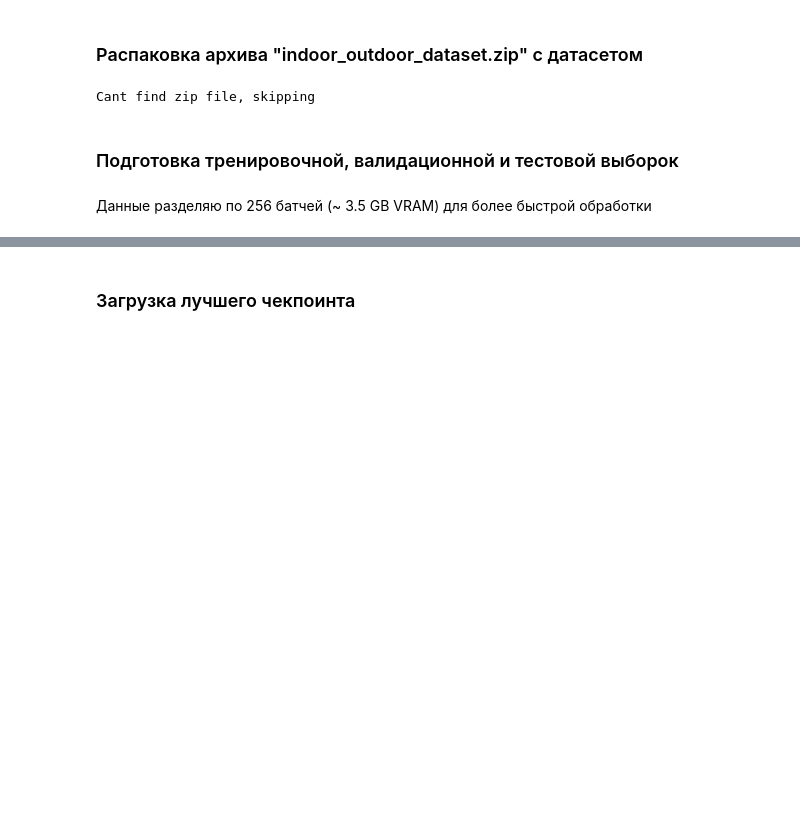
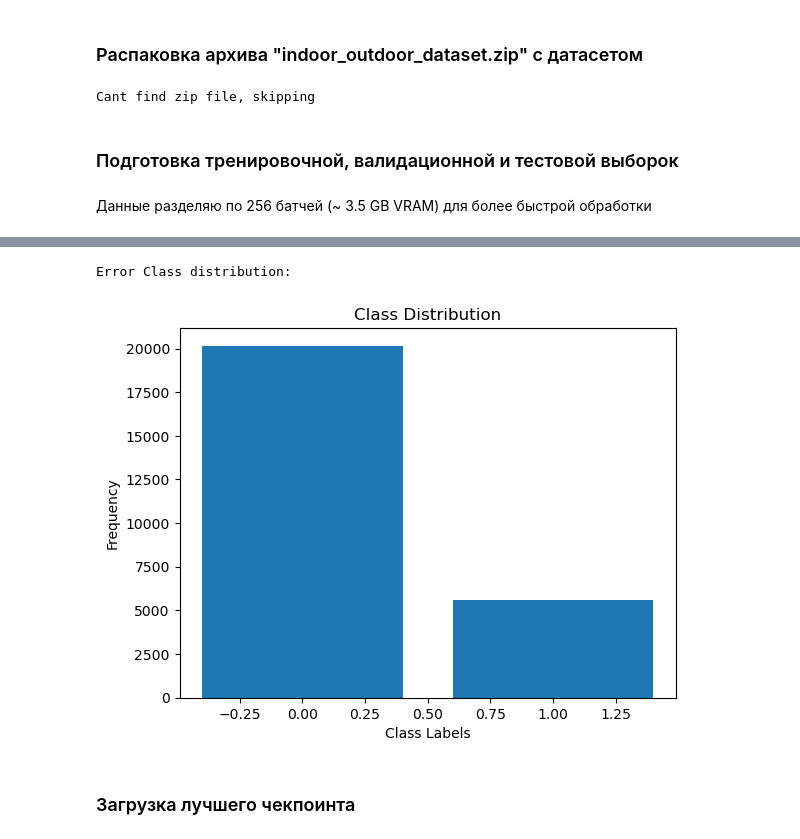
Before and after one commit to artrsyf/VK-DL, a Jupyter notebook: lecture3/homework/indoor_outdoor.ipynb, the cells around one changed output, grey strips where cells are left out. Drawn from its saved outputs; the diff is of its cells as text; code cells hidden in the pictures; blank space fills up the shorter version.

```diff
--- a/lecture3/homework/indoor_outdoor.ipynb
+++ b/lecture3/homework/indoor_outdoor.ipynb
@@ -244,3 +375,14 @@ Epoch [5/15], Loss: 0.1828, Accuracy: 0.9268, Val Loss: 0.2218, Val Accuracy: 0.
+# %%
+print("Error Class distribution:")
+class_counter = Counter([label.item() for label in ou_model.incorrect_labels])
+plt.bar([0,1], class_counter.values())
+plt.xlabel('Class Labels')
+plt.ylabel('Frequency')
+plt.title('Class Distribution')
+plt.show()
+# %% [output]
+Error Class distribution:
+[figure, added]
 # %%
 if TRAIN_FROM_CHECKPOINT:
     model = CNNModel().to(device)
```
Also changed, not shown: parts of 16 cells of this notebook.
